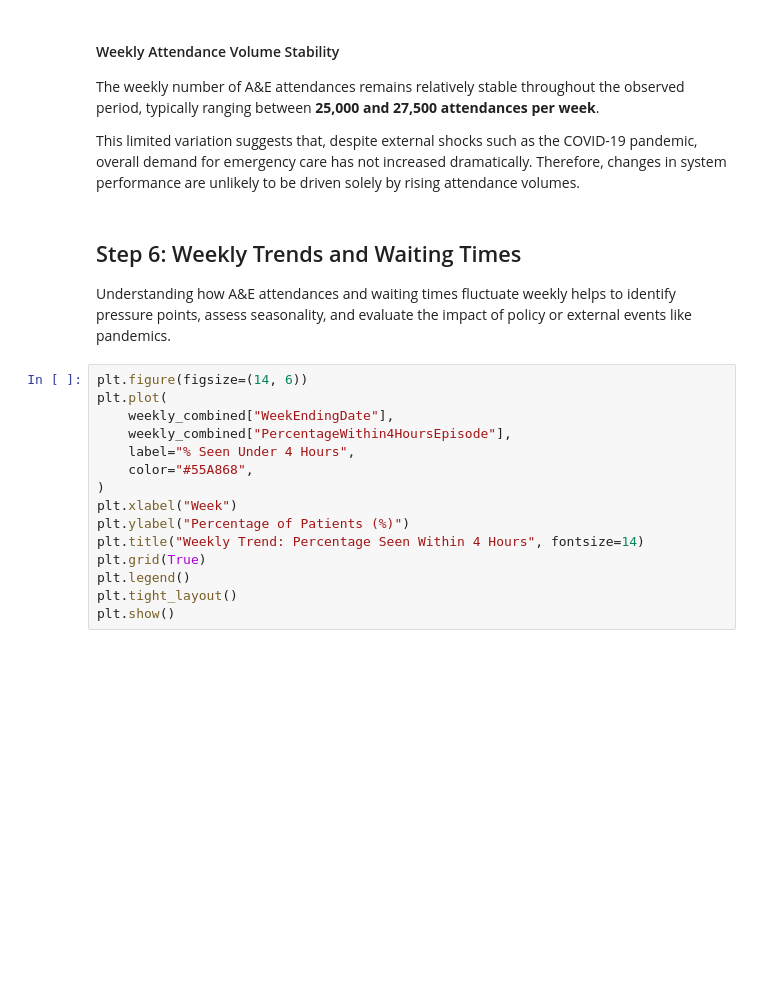
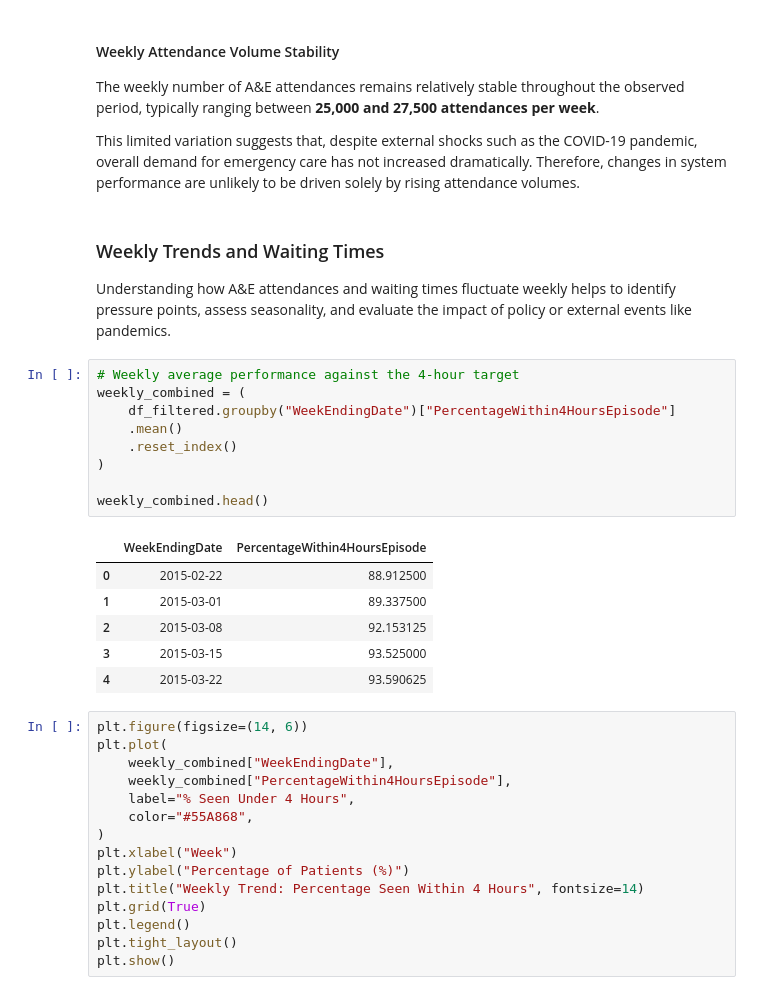
Before and after one commit to MariaElum/nhs-scotland-ae-analysis, a Jupyter notebook: nhs_scotland_ae_analysis.ipynb, the cells around one changed output. Cells and saved outputs as stored; diff of their text form; blank space fills up the shorter version.

```diff
--- a/nhs_scotland_ae_analysis.ipynb
+++ b/nhs_scotland_ae_analysis.ipynb
@@ -198,9 +197,25 @@ The weekly number of A&E attendances remains relatively stable throughout the ob
 
 This limited variation suggests that, despite external shocks such as the COVID-19 pandemic, overall demand for emergency care has not increased dramatically. Therefore, changes in system performance are unlikely to be driven solely by rising attendance volumes.
 # %% [markdown]
-## Step 6: Weekly Trends and Waiting Times
+### Weekly Trends and Waiting Times
 
 Understanding how A&E attendances and waiting times fluctuate weekly helps to identify pressure points, assess seasonality, and evaluate the impact of policy or external events like pandemics.
+# %%
+# Weekly average performance against the 4-hour target
+weekly_combined = (
+    df_filtered.groupby("WeekEndingDate")["PercentageWithin4HoursEpisode"]
+    .mean()
+    .reset_index()
+)
+
+weekly_combined.head()
+# %% [output]
+|  | WeekEndingDate | PercentageWithin4HoursEpisode |
+| 0 | 2015-02-22 | 88.912500 |
+| 1 | 2015-03-01 | 89.337500 |
+| 2 | 2015-03-08 | 92.153125 |
+| 3 | 2015-03-15 | 93.525000 |
+| 4 | 2015-03-22 | 93.590625 |
 # %%
 plt.figure(figsize=(14, 6))
 plt.plot(
```
Also changed, not shown: parts of 31 cells of this notebook.
